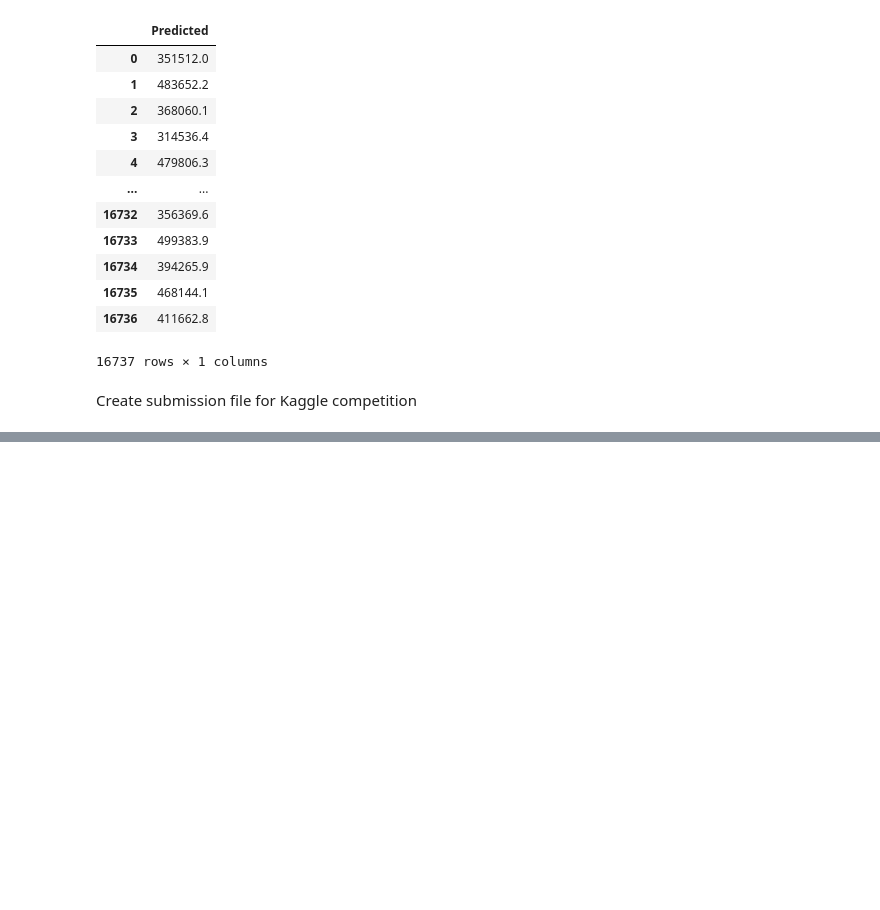
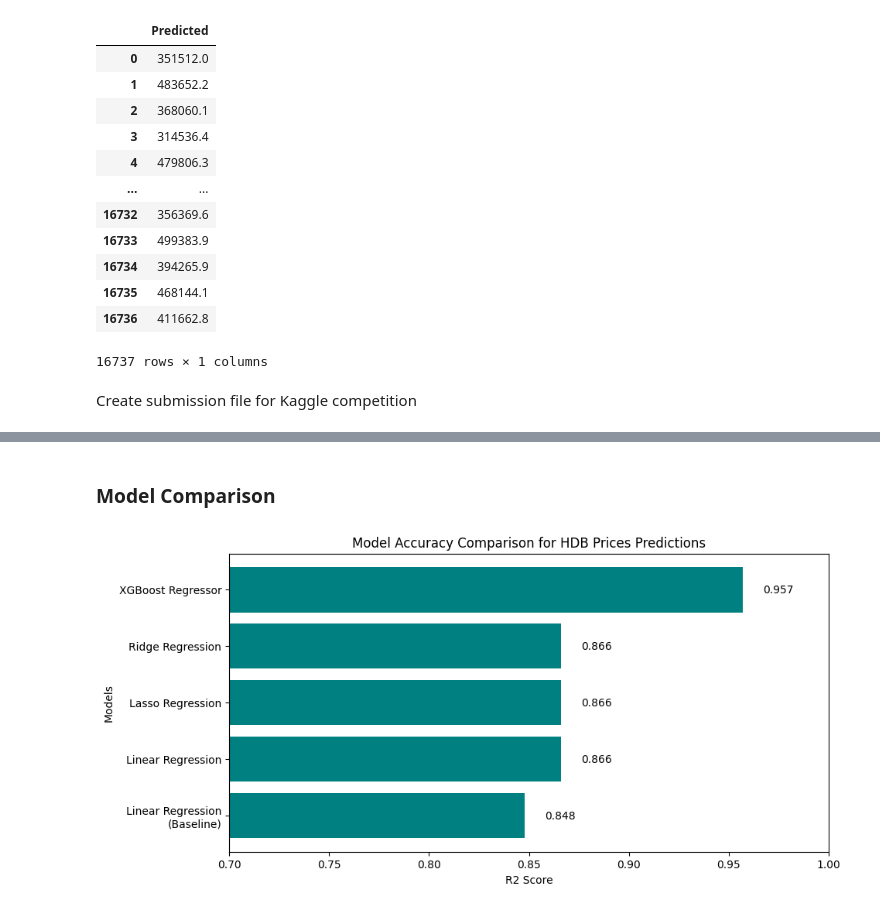
Before and after one commit to qileaf/hdb_predictions, a Jupyter notebook: Project_2_HDB_Regression.ipynb, the cells around one changed output, grey strips where cells are left out. Cells and saved outputs as stored; diff of their text form; code cells hidden in the pictures; blank space fills up the shorter version.

```diff
--- a/Project_2_HDB_Regression.ipynb
+++ b/Project_2_HDB_Regression.ipynb
@@ -649,4 +661,6 @@ CV RMSE Score: 52501.706
 CV R2 Score: 0.866
+# %%
+scores_dict['Lasso Regression'] = (round(lasso_r2_scores,3))
 # %% [markdown]
 #### 6.3 Ridge()
 # %% [markdown]
@@ -725,5 +739,7 @@ print('CV R2 Score:', round(ridge_r2_scores,3))
 CV RMSE Score: 52535.805
 CV R2 Score: 0.866
+# %%
+scores_dict['Ridge Regression'] = (round(ridge_r2_scores,3))
 # %% [markdown]
 #### 6.4 Comparison of the 3 models and choosing the final model to be used
 # %% [markdown]
@@ -919,0 +956,2 @@ XGB Regression RMSE score: 31895.912
+# %%
+scores_dict['XGBoost Regressor'] = (round(xgbscore, 3))
@@ -919,0 +995,23 @@ XGB Regression RMSE score: 31895.912
+# %% [markdown]
+### Model Comparison
+# %%
+sorted_dict = sorted(scores_dict.items(), key=lambda item: item[1])
+sorted_dict = {model: accuracy for model, accuracy in sorted_dict}
+
+model_names = list(sorted_dict.keys())
+accuracies = list(sorted_dict.values())
+
+plt.figure(figsize=(10,5), facecolor='white')
+ax = plt.barh(model_names, accuracies, color='teal')
+plt.title('Model Accuracy Comparison for HDB Prices Predictions')
+plt.ylabel('Models')
+plt.xlabel('R2 Score')
+
+for bar, accuracy in zip(ax, accuracies):
+    plt.text(bar.get_width() + 0.01, bar.get_y() + bar.get_height()/2, f'{accuracy:.3f}', ha='left', va='center')
+
+plt.xlim(0.7, 1)
+
+plt.show()
+# %% [output]
+[figure, added]
```
Also changed, not shown: parts of 22 cells of this notebook.
